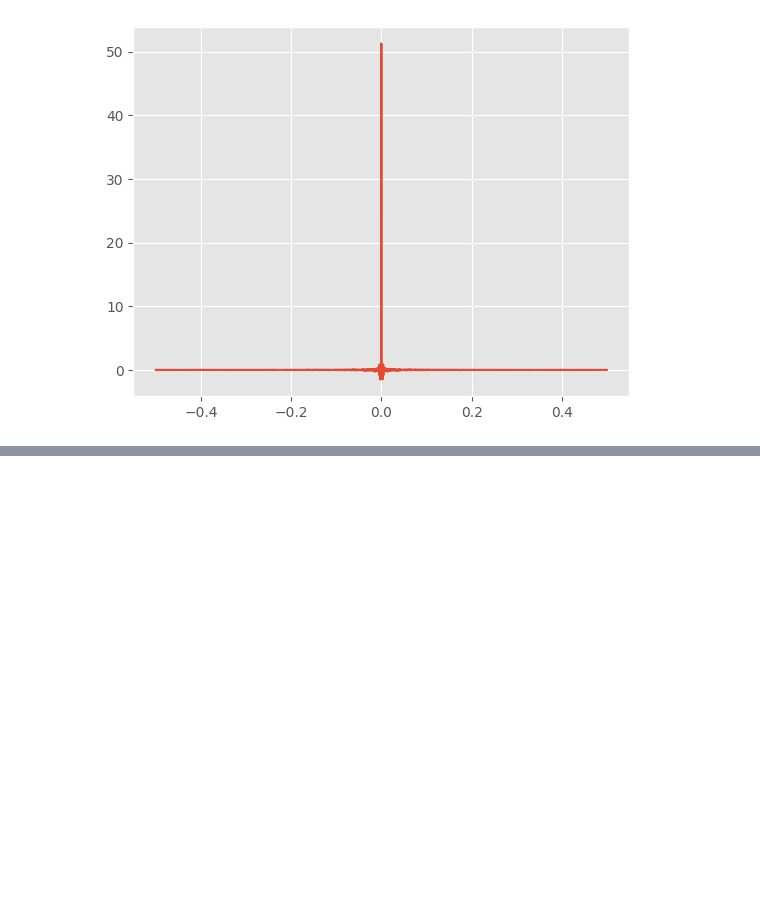
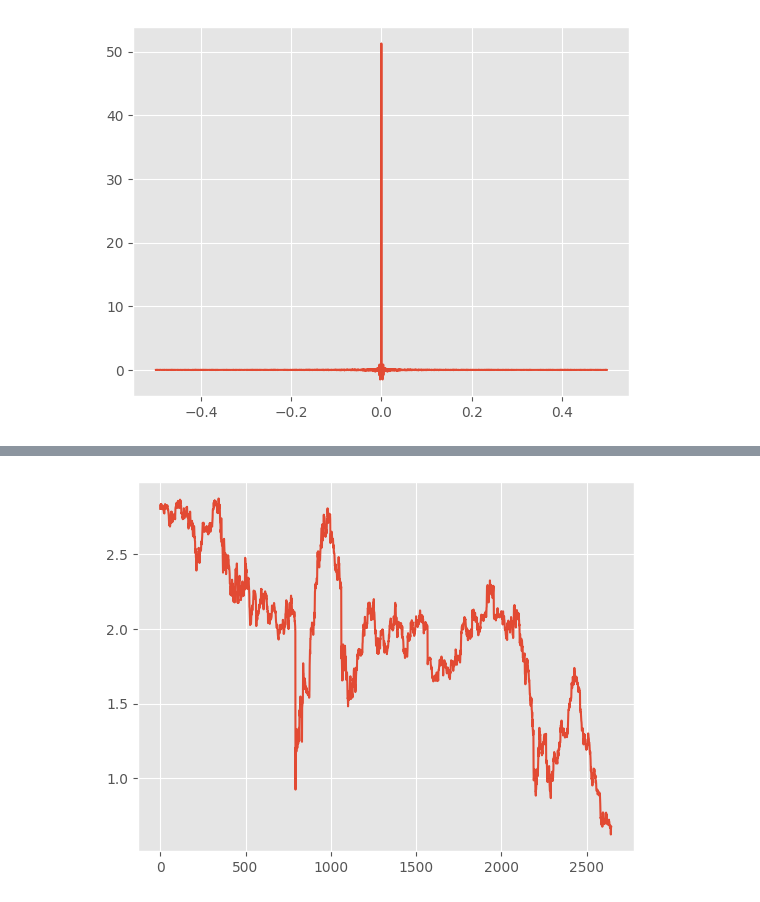
Before and after one commit to kirillzx/JDFlow, a Jupyter notebook: diffusion_model.ipynb, the cells around one changed output, grey strips where cells are left out. Cells and saved outputs as stored; diff of their text form; code cells hidden in the pictures; blank space fills up the shorter version.

```diff
--- a/diffusion_model.ipynb
+++ b/diffusion_model.ipynb
@@ -170,0 +171,5 @@ plt.show()
+# %%
+plt.plot(data)
+plt.show()
+# %% [output]
+[figure, added]
```
Also changed, not shown: parts of 14 cells of this notebook.
